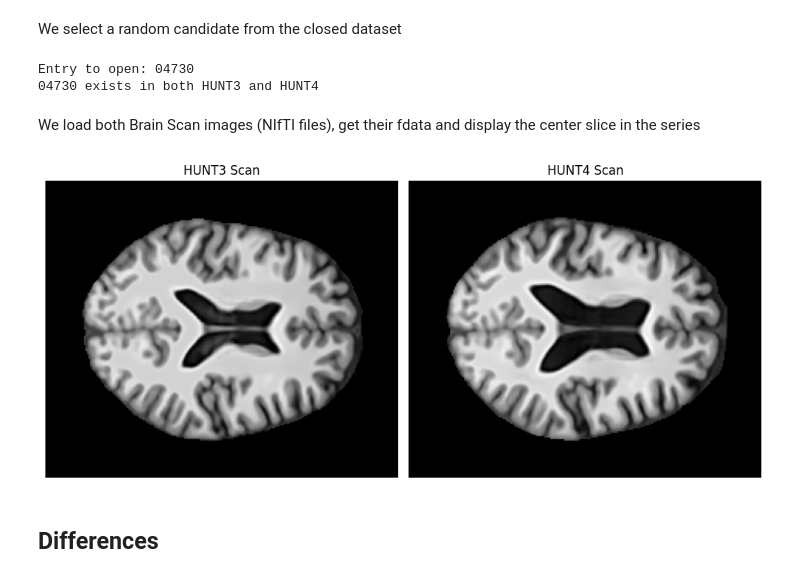
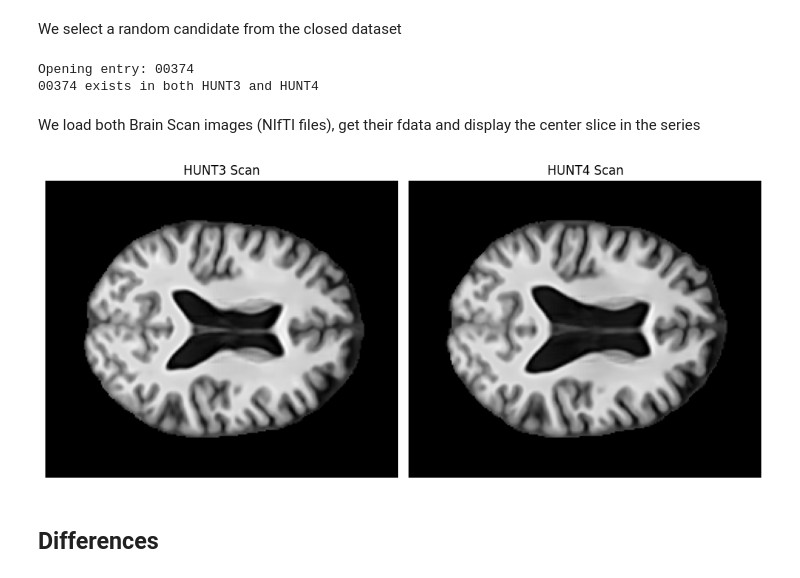
Before and after one commit to flippi321/NTNU-Master-Forprosjekt, a Jupyter notebook: HUNT-DATA-GATHERING/differences.ipynb, the cells around one changed output. Cells and saved outputs as stored; diff of their text form; code cells hidden in the pictures.

```diff
--- a/HUNT-DATA-GATHERING/differences.ipynb
+++ b/HUNT-DATA-GATHERING/differences.ipynb
@@ -21,45 +15,20 @@ hunts = ['HUNT3', 'HUNT4']
 # %% [markdown]
 We select a random candidate from the closed dataset
 # %%
-entry = os.listdir(os.path.join(hunt_path, hunts[0]))[random.randint(0, len(os.listdir(os.path.join(hunt_path, hunts[0]))) - 1)]
-print("Entry to open:", entry)
+data_loader = HuntLoader()
+hunt3, hunt4 = data_loader.load_random_pair(verbose=True)
 
-if os.path.exists(os.path.join(hunt_path, hunts[1], entry)):
-    print(f"{entry} exists in both HUNT3 and HUNT4")
-else:
-    print(f"{entry} does not exist in HUNT4")
-    exit()
+h3 = data_loader.get_middle_slice(hunt3) # Can be replaced with whatever
+h4 = data_loader.get_middle_slice(hunt4) # Can be replaced with whatever
 # %% [output]
-Entry to open: 04730
-04730 exists in both HUNT3 and HUNT4
+Opening entry: 00374
+00374 exists in both HUNT3 and HUNT4
 # %% [markdown]
 We load both Brain Scan images (NIfTI files), get their fdata and display the center slice in the series
 # %%
-hunt3_img = nib.load(os.path.join(hunt_path, hunts[0], entry, entry+'_0_T1_PREP_MNI.nii.gz'))
-hunt3_data = hunt3_img.get_fdata()
-
-hunt4_img = nib.load(os.path.join(hunt_path, hunts[1], entry, entry+'_1_T1_PREP_MNI.nii.gz'))
-hunt4_data = hunt4_img.get_fdata()
-
-# Create figure with 1 row and 2 columns
-fig, axs = plt.subplots(1, 2, figsize=(10, 5))
-
-# Show HUNT3 image
-h3_slice = hunt3_data[:, :, hunt3_data.shape[2] // 2]
-axs[0].imshow(h3_slice, cmap='gray')
-axs[0].set_title('HUNT3 Scan')
-axs[0].axis('off')
-
-# Show HUNT4 image
-h4_slice = hunt4_data[:, :, hunt4_data.shape[2] // 2]
-axs[1].imshow(h4_slice, cmap='gray')
-axs[1].set_title('HUNT4 Scan')
-axs[1].axis('off')
-
-plt.tight_layout()
-plt.show()
+data_loader.display_slices(h3, h4)
 # %% [output]
-[figure, old version]
+[figure, new version]
 # %% [markdown]
 ## Differences
 # %% [markdown]
```
Also changed, not shown: parts of 4 cells of this notebook, 1 other file.
